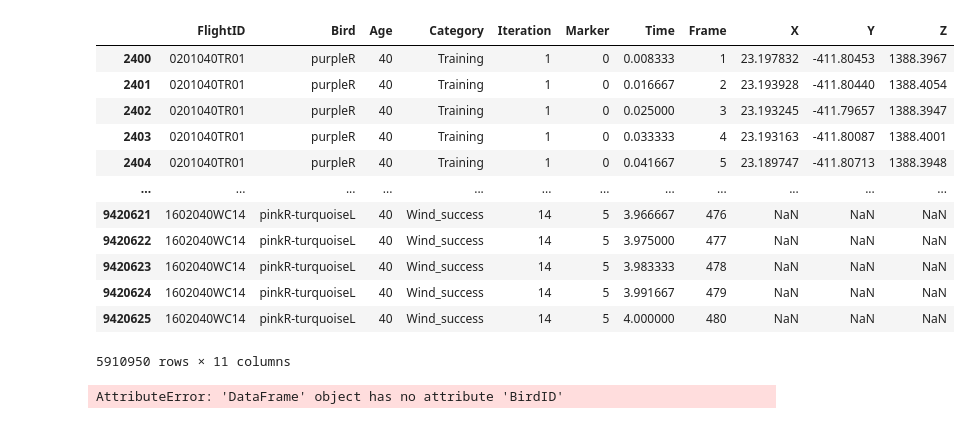
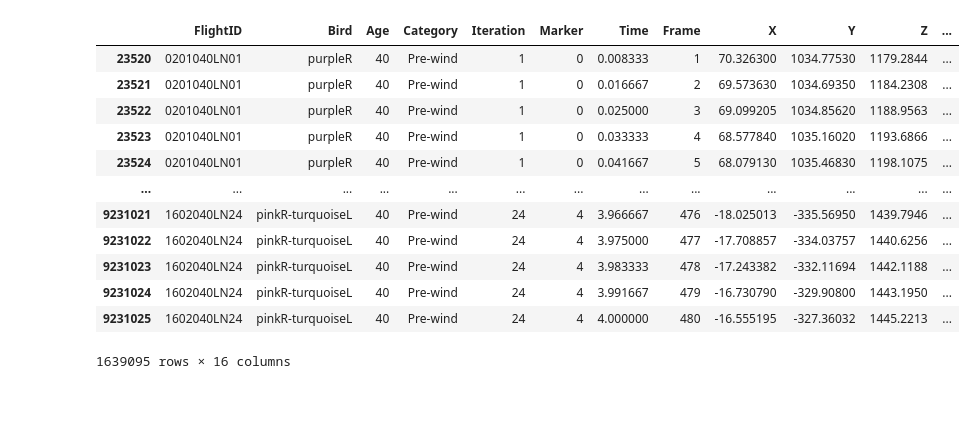
Before and after one commit to dthandi/TrackingMoCap, a Jupyter notebook: notebooks/tracking_markers.ipynb, the cells around one changed output. Cells and saved outputs as stored; diff of their text form; code cells hidden in the pictures.

```diff
--- a/notebooks/tracking_markers.ipynb
+++ b/notebooks/tracking_markers.ipynb
@@ -5,30 +18,23 @@ import matplotlib.pyplot as plt
 # %%
-trajectories_df = pd.read_csv('../data/raw/trajectories_df-20240503.csv',
+trajectories_df = pd.read_csv('../data/raw/trajectories_df-20240514.csv',
                               index_col=0,
                               dtype = {'FlightID': str, 'Bird': str, 'Age': int,
                                        'Category':str,'Iteration':int,'Time':float,
                                        'Frame': int,'X':float,'Y':float,'Z':float})
-
-morpho_df = pd.read_csv('../data/raw/2023_morphometrics.csv')
-# %%
-trajectories_df
-# %% [output]
-|  | FlightID | Bird | Age | Category | Iteration | Marker | Time | Frame | X | Y | Z |
-| 2400 | 0201040TR01 | purpleR | 40 | Training | 1 | 0 | 0.008333 | 1 | 23.197832 | -411.80453 | 1388.3967 |
-| 2401 | 0201040TR01 | purpleR | 40 | Training | 1 | 0 | 0.016667 | 2 | 23.193928 | -411.80440 | 1388.4054 |
-| 2402 | 0201040TR01 | purpleR | 40 | Training | 1 | 0 | 0.025000 | 3 | 23.193245 | -411.79657 | 1388.3947 |
-| 2403 | 0201040TR01 | purpleR | 40 | Training | 1 | 0 | 0.033333 | 4 | 23.193163 | -411.80087 | 1388.4001 |
-| 2404 | 0201040TR01 | purpleR | 40 | Training | 1 | 0 | 0.041667 | 5 | 23.189747 | -411.80713 | 1388.3948 |
-| ... | ... | ... | ... | ... | ... | ... | ... | ... | ... | ... | ... |
-| 9420621 | 1602040WC14 | pinkR-turquoiseL | 40 | Wind_success | 14 | 5 | 3.966667 | 476 | NaN | NaN | NaN |
-| 9420622 | 1602040WC14 | pinkR-turquoiseL | 40 | Wind_success | 14 | 5 | 3.975000 | 477 | NaN | NaN | NaN |
-| 9420623 | 1602040WC14 | pinkR-turquoiseL | 40 | Wind_success | 14 | 5 | 3.983333 | 478 | NaN | NaN | NaN |
-| 9420624 | 1602040WC14 | pinkR-turquoiseL | 40 | Wind_success | 14 | 5 | 3.991667 | 479 | NaN | NaN | NaN |
-| 9420625 | 1602040WC14 | pinkR-turquoiseL | 40 | Wind_success | 14 | 5 | 4.000000 | 480 | NaN | NaN | NaN |
-5910950 rows × 11 columns
-# %%
-for col in ['Brood','Order','Mass_40','Chord_40']:
-    col_dict = pd.Series(morpho_df[col].values,index=morpho_df['Bird ID']).to_dict()
-    trajectories_df[col] = trajectories_df.BirdID.map(col_dict)
-# %% [output]
-AttributeError: 'DataFrame' object has no attribute 'BirdID'
+# %%
+sub_df = trajectories_df[trajectories_df.Category == 'Pre-wind']
+sub_df
+# %% [output]
+|  | FlightID | Bird | Age | Category | Iteration | Marker | Time | Frame | X | Y | Z | ... |
+| 23520 | 0201040LN01 | purpleR | 40 | Pre-wind | 1 | 0 | 0.008333 | 1 | 70.326300 | 1034.77530 | 1179.2844 | ... |
+| 23521 | 0201040LN01 | purpleR | 40 | Pre-wind | 1 | 0 | 0.016667 | 2 | 69.573630 | 1034.69350 | 1184.2308 | ... |
+| 23522 | 0201040LN01 | purpleR | 40 | Pre-wind | 1 | 0 | 0.025000 | 3 | 69.099205 | 1034.85620 | 1188.9563 | ... |
+| 23523 | 0201040LN01 | purpleR | 40 | Pre-wind | 1 | 0 | 0.033333 | 4 | 68.577840 | 1035.16020 | 1193.6866 | ... |
+| 23524 | 0201040LN01 | purpleR | 40 | Pre-wind | 1 | 0 | 0.041667 | 5 | 68.079130 | 1035.46830 | 1198.1075 | ... |
+| ... | ... | ... | ... | ... | ... | ... | ... | ... | ... | ... | ... | ... |
+| 9231021 | 1602040LN24 | pinkR-turquoiseL | 40 | Pre-wind | 24 | 4 | 3.966667 | 476 | -18.025013 | -335.56950 | 1439.7946 | ... |
+| 9231022 | 1602040LN24 | pinkR-turquoiseL | 40 | Pre-wind | 24 | 4 | 3.975000 | 477 | -17.708857 | -334.03757 | 1440.6256 | ... |
+| 9231023 | 1602040LN24 | pinkR-turquoiseL | 40 | Pre-wind | 24 | 4 | 3.983333 | 478 | -17.243382 | -332.11694 | 1442.1188 | ... |
+| 9231024 | 1602040LN24 | pinkR-turquoiseL | 40 | Pre-wind | 24 | 4 | 3.991667 | 479 | -16.730790 | -329.90800 | 1443.1950 | ... |
+| 9231025 | 1602040LN24 | pinkR-turquoiseL | 40 | Pre-wind | 24 | 4 | 4.000000 | 480 | -16.555195 | -327.36032 | 1445.2213 | ... |
+1639095 rows × 16 columns
```
Also changed, not shown: parts of 2 cells of this notebook, 2 other files.
